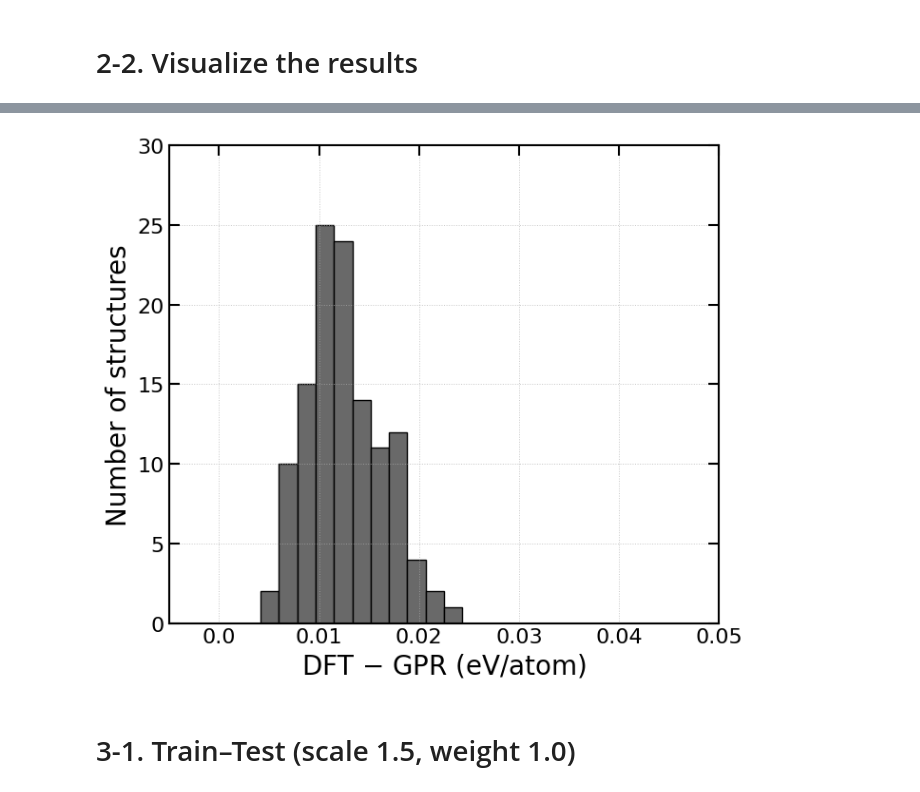
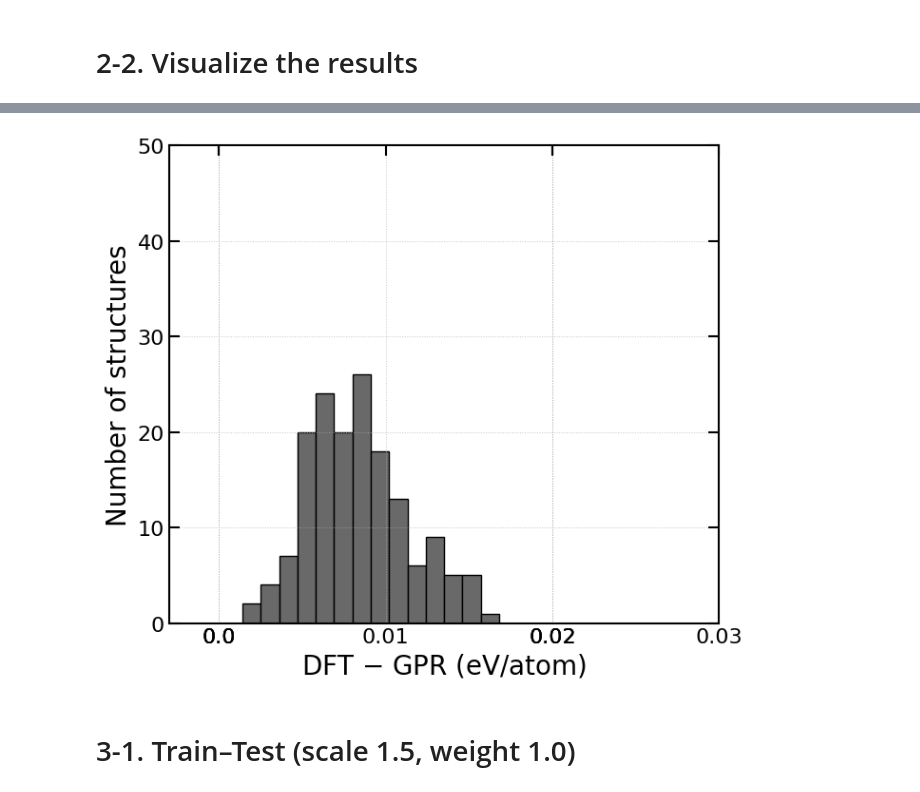
Before and after one commit to atomisticnet/aenet-gpr, a Jupyter notebook: tutorial/aenet_gpr_tutorial_2_EC-EC.ipynb, the cells around one changed output, grey strips where cells are left out. Cells and saved outputs as stored; diff of their text form; code cells hidden in the pictures.

```diff
--- a/tutorial/aenet_gpr_tutorial_2_EC-EC.ipynb
+++ b/tutorial/aenet_gpr_tutorial_2_EC-EC.ipynb
@@ -212,39 +212,39 @@ ax2 = fig.subplots()
 
 font_x = {'size': 20, 'color': 'black'}
 font_y = {'size': 20, 'color': 'black'}
 font_tick = {'size': 16, 'color': 'black'}
 
 
 # The second plot
-counts, bins = np.histogram(diff_per_atom, bins=30, range=(-0.005, 0.05))
+counts, bins = np.histogram(diff_per_atom, bins=30, range=(-0.003, 0.03))
 
 ax2.hist(bins[:-1], bins, weights=counts, facecolor='dimgray', alpha=1.0, edgecolor='black')
 
 ax2.set_xlabel("DFT $-$ GPR (eV/atom)", fontdict=font_x)
-ax2.set_xlim([-0.005, 0.05])
+ax2.set_xlim([-0.003, 0.03])
 x_labels = [round(label, 2) for label in ax2.get_xticks()]
 ax2.set_xticks(x_labels)
-ax2.set_xlim([-0.005, 0.05])
+ax2.set_xlim([-0.003, 0.03])
 ax2.set_xticklabels(x_labels, fontdict=font_tick)
 
 ax2.set_ylabel("Number of structures", fontdict=font_y)
-ax2.set_ylim([0, 30])
+ax2.set_ylim([0, 50])
 y_labels = [int(label) for label in ax2.get_yticks()]
 ax2.set_yticks(y_labels)
-ax2.set_ylim([0, 30])
+ax2.set_ylim([0, 50])
 ax2.set_yticklabels(y_labels, fontdict=font_tick)
 
 [x.set_linewidth(1.5) for x in ax2.spines.values()]
 ax2.tick_params(bottom=False, top=True, left=True, right=True)
 ax2.tick_params(labelbottom=True, labeltop=False, labelleft=True, labelright=False)
 ax2.tick_params(direction='in', length=8, width=1.5)
 
 ax2.grid(True, which='both', linestyle=':', linewidth=0.7, alpha=0.7)
 
 fig.tight_layout()
 plt.show()
 # %% [output]
-[figure, old version]
+[figure, new version]
 # %% [markdown]
 # 3-1. Train–Test (scale 1.5, weight 1.0)
 # %% [markdown]
```
Also changed, not shown: parts of 16 cells of this notebook.
